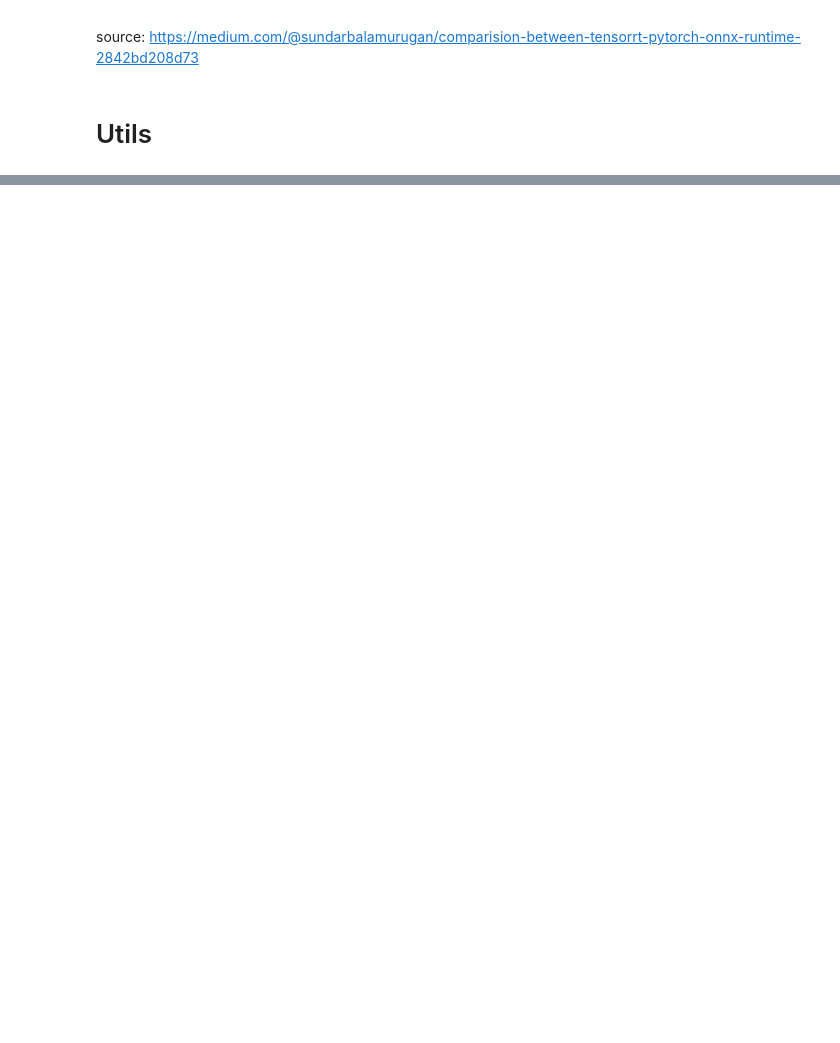
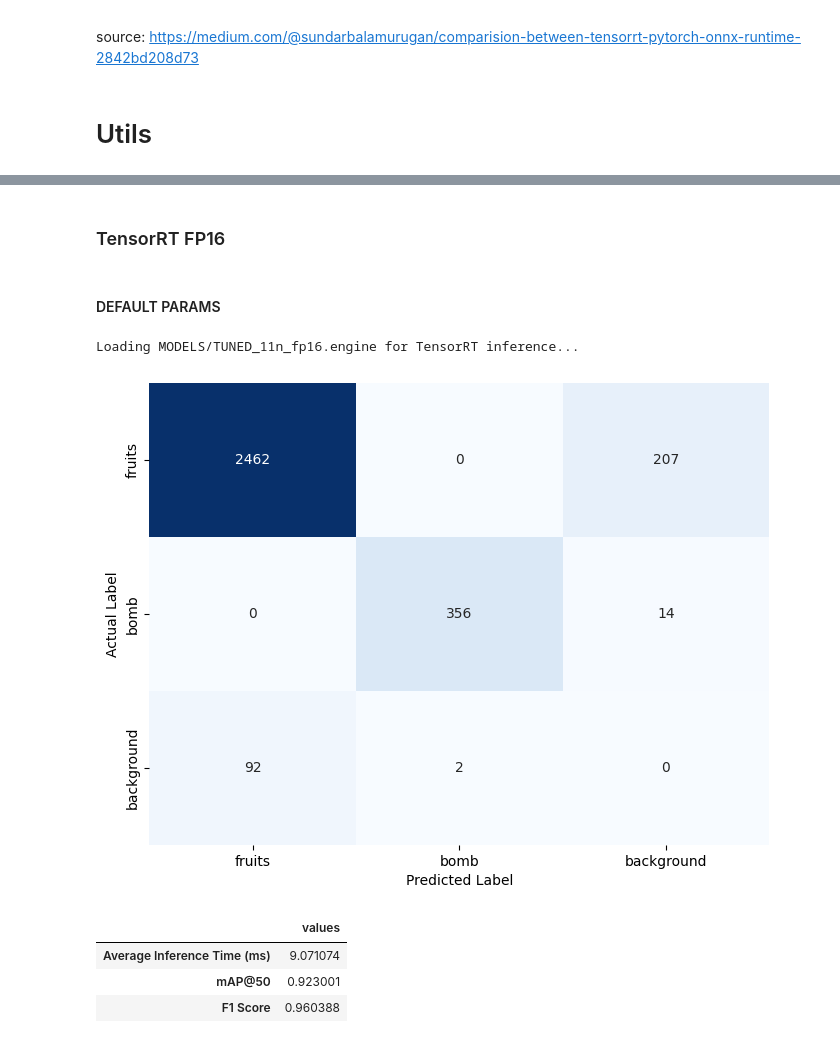
Before and after one commit to Rheyhan/ultralytics-speed-optimization-TEST, a Jupyter notebook: src.ipynb, the cells around one changed output, grey strips where cells are left out. Drawn from its saved outputs; the diff is of its cells as text; code cells hidden in the pictures; blank space fills up the shorter version.

```diff
--- a/src.ipynb
+++ b/src.ipynb
@@ -65,2 +86,8 @@ source: https://medium.com/@sundarbalamurugan/comparision-between-tensorrt-pytor
+# %%
+model_11n_tensorrt_fp16 = YOLO("MODELS/TUNED_11n_fp16.engine", task='detect')
+model_11s_tensorrt_fp16 = YOLO("MODELS/TUNED_11s_fp16.engine", task='detect')
+
+model_11n_tensorrt_int8 = YOLO("MODELS/TUNED_11n_int8.engine", task='detect')
+model_11s_tensorrt_int8 = YOLO("MODELS/TUNED_11s_int8.engine", task='detect')
 # %% [markdown]
 # Utils
@@ -172,0 +273,13 @@ Speed: 1.8ms preprocess, 11.0ms inference, 1.5ms postprocess per image at shape
+# %% [markdown]
+### TensorRT FP16
+# %% [markdown]
+#### DEFAULT PARAMS
+# %%
+yolo11n_TensorRTFP16_DEFAULT = evaluate_model(model_11n_tensorrt_fp16, stream=False, verbose=False, int8=False, half=True, imgsz=640)
+# %% [output]
+Loading MODELS/TUNED_11n_fp16.engine for TensorRT inference...
+[figure, added]
+|  | values |
+| Average Inference Time (ms) | 9.071074 |
+| mAP@50 | 0.923001 |
+| F1 Score | 0.960388 |
```
Also changed, not shown: parts of 43 cells of this notebook, 1 other file.
